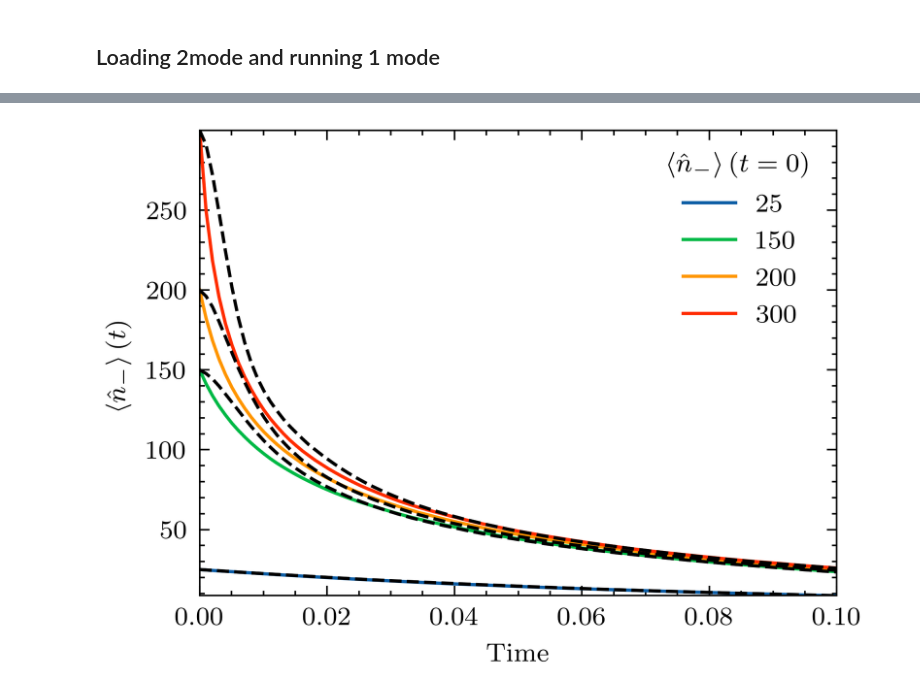
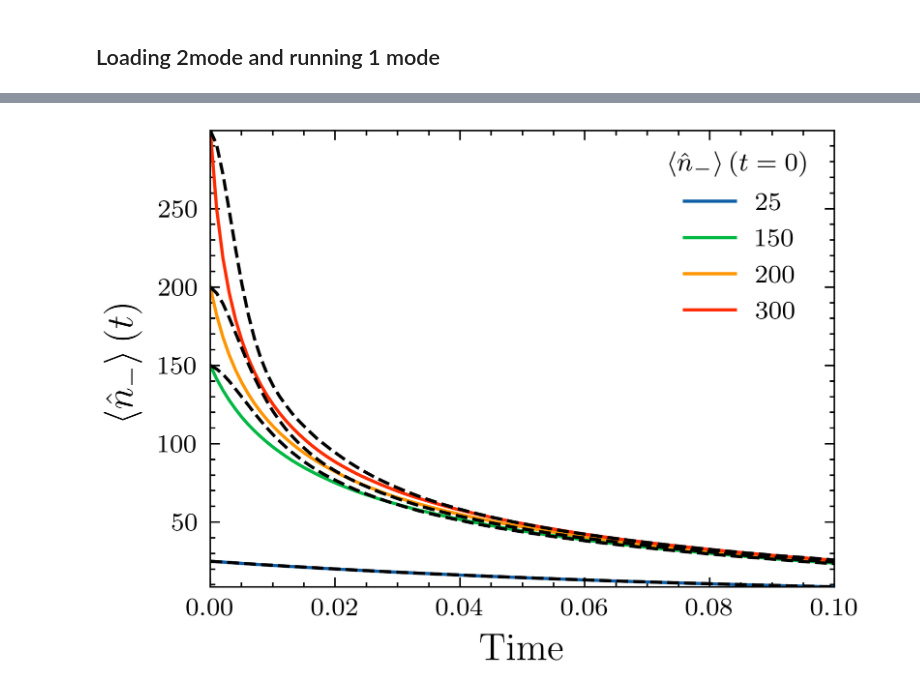
Before and after one commit to mtqoi/Thesis, a Jupyter notebook: Images/phog/Single_mode and two_mode comparisons.ipynb, the cells around one changed output, grey strips where cells are left out. Saved outputs shown, nothing was run; the diff lists cells and outputs as text; code cells hidden in the pictures.

```diff
--- a/Images/phog/Single_mode and two_mode comparisons.ipynb
+++ b/Images/phog/Single_mode and two_mode comparisons.ipynb
@@ -413,26 +413,29 @@ num_expect = 2, num_collapse = 2, ntraj = 250
 # %%
 fig, ax = plt.subplots()
 
 ax.plot(times, sol_25_1.expect[0], label="$25$")
 ax.plot(times, sol_150_1.expect[0], label="$150$")
 ax.plot(times, sol_200_1.expect[0], label="$200$")
 ax.plot(times, sol_300_1.expect[0], label="$300$")
 
 ax.plot(times, sol_25_2.expect[0], linestyle="--", color="black")
 ax.plot(times, sol_150_2.expect[0], linestyle="--", color="black")
 ax.plot(times, sol_200_2.expect[0], linestyle="--", color="black")
 ax.plot(times, sol_300_2.expect[0], linestyle="--", color="black")
 
 
 ax.set(xlabel="Time")
 ax.set(ylabel="$\\langle \\hat{n}_-\\rangle\\left( t\\right)$")
 ax.legend(title = "$\\langle \\hat{n}_- \\rangle \\left(t=0\\right)$", loc=0)
 ax.autoscale(tight=True)
 
-# fig.savefig("NL_decay_two_mode_one_mode_comparison.pdf")
-# fig.savefig("NL_decay_two_mode_one_mode_comparison.png", dpi=300)
+ax.xaxis.label.set_size(12)
+ax.yaxis.label.set_size(12)
+
+fig.savefig("NL_decay_two_mode_one_mode_comparison.pdf")
+fig.savefig("NL_decay_two_mode_one_mode_comparison.png", dpi=300)
 # %% [output]
-[figure, old version]
+[figure, new version]
 # %%
 fig, ax = plt.subplots()
 
```
Also changed, not shown: parts of 5 cells of this notebook, 1 other file.
